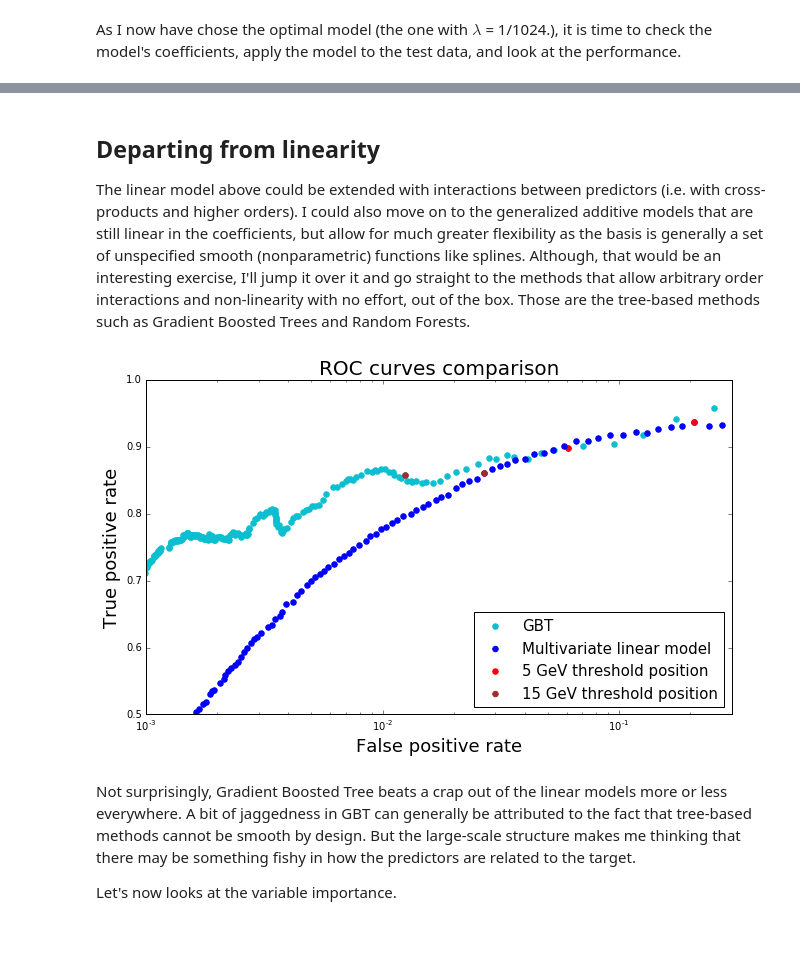
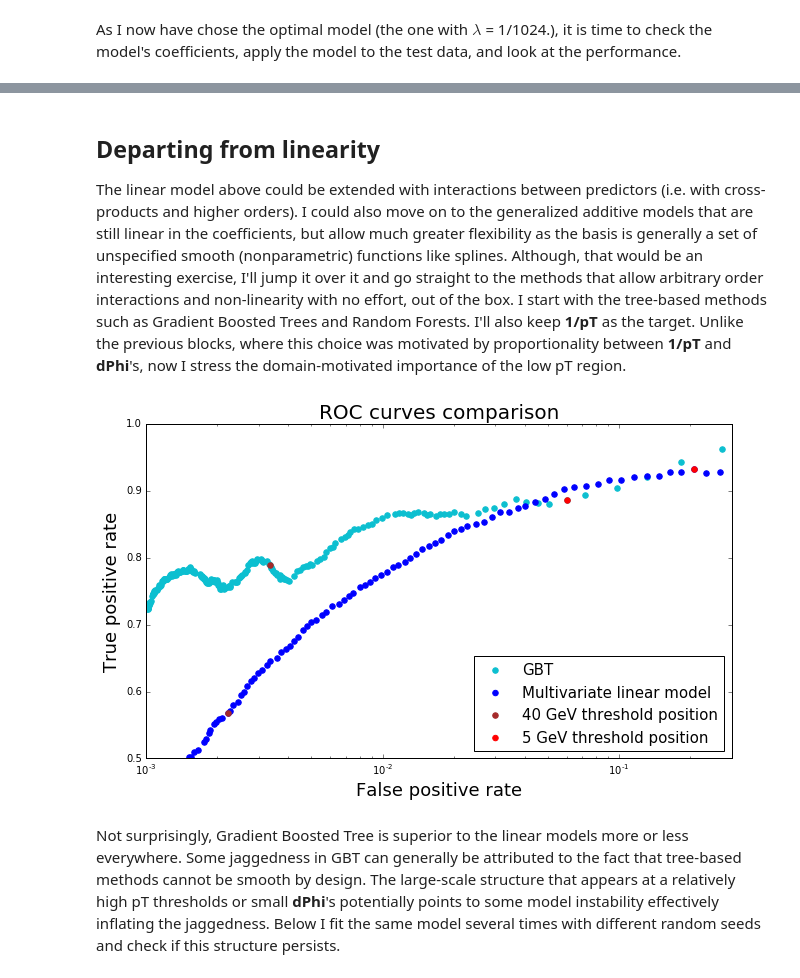
Before and after one commit to kkotov/emtfPtRegression, a Jupyter notebook: ModelSelection.ipynb, the cells around one changed output, grey strips where cells are left out. Cells and saved outputs as stored; diff of their text form; code cells hidden in the pictures; blank space fills up the shorter version.

```diff
--- a/ModelSelection.ipynb
+++ b/ModelSelection.ipynb
@@ -621,5 +660,5 @@ plt.show()
 # %% [markdown]
 ## Departing from linearity
 
-The linear model above could be extended with interactions between predictors (i.e. with cross-products and higher orders). I could also move on to the generalized additive models that are still linear in the coefficients, but allow for much greater flexibility as the basis is generally a set of unspecified smooth (nonparametric) functions like splines. Although, that would be an interesting exercise, I'll jump it over it and go straight to the methods that allow arbitrary order interactions and non-linearity with no effort, out of the box. Those are the tree-based methods such as Gradient Boosted Trees and Random Forests.
+The linear model above could be extended with interactions between predictors (i.e. with cross-products and higher orders). I could also move on to the generalized additive models that are still linear in the coefficients, but allow much greater flexibility as the basis is generally a set of unspecified smooth (nonparametric) functions like splines. Although, that would be an interesting exercise, I'll jump it over it and go straight to the methods that allow arbitrary order interactions and non-linearity with no effort, out of the box. I start with the tree-based methods such as Gradient Boosted Trees and Random Forests. I'll also keep **1/pT** as the target. Unlike the previous blocks, where this choice was motivated by proportionality between **1/pT** and **dPhi**'s, now I stress the domain-motivated importance of the low pT region.
 # %%
@@ -640,24 +679,22 @@ gbtTest = gbtModel.transform(testData)
 # %%
 skim3  = np.array( [ (1./row['ptTrueInv'],
                       1./row['prediction'],
                       row['ptTrueInv']**2)
                      for row in gbtTest[['ptTrueInv','prediction']].collect()
                    ], dtype  = [('target', np.float),
                                 ('prediction', np.float),
                                 ('weight', np.float)]
          )
 
 gbtROC = rocMetric(skim3, binning)
 
 fig, ax0 = prepareRocPlot({"Multivariate linear model":(multiLinROC,'blue'),
                            "GBT":(gbtROC,'#0cbfd0')},
-                          {5:'red',15:'brown'},'lower right')
+                          {5:'red',40:'brown'},'lower right')
 ax0.set_ylim(0.5, 1.)
 ax0.set_xlim(0.001, 0.3)
 plt.show()
 # %% [output]
-[figure, old version]
+[figure, new version]
 # %% [markdown]
-Not surprisingly, Gradient Boosted Tree beats a crap out of the linear models more or less everywhere. A bit of jaggedness in GBT can generally be attributed to the fact that tree-based methods cannot be smooth by design. But the large-scale structure makes me thinking that there may be something fishy in how the predictors are related to the target.
-
-Let's now looks at the variable importance.
+Not surprisingly, Gradient Boosted Tree is superior to the linear models more or less everywhere. Some jaggedness in GBT can generally be attributed to the fact that tree-based methods cannot be smooth by design. The large-scale structure that appears at a relatively high pT thresholds or small **dPhi**'s potentially points to some model instability effectively inflating the jaggedness. Below I fit the same model several times with different random seeds and check if this structure persists.
```
Also changed, not shown: parts of 31 cells of this notebook.
